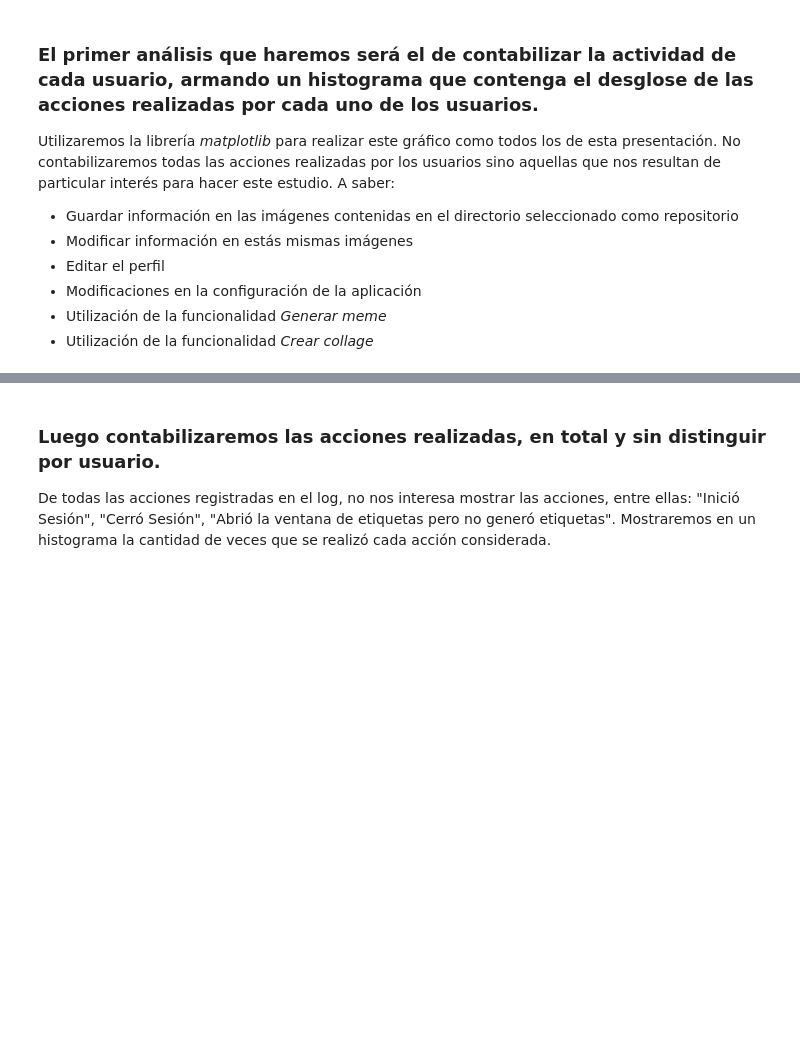
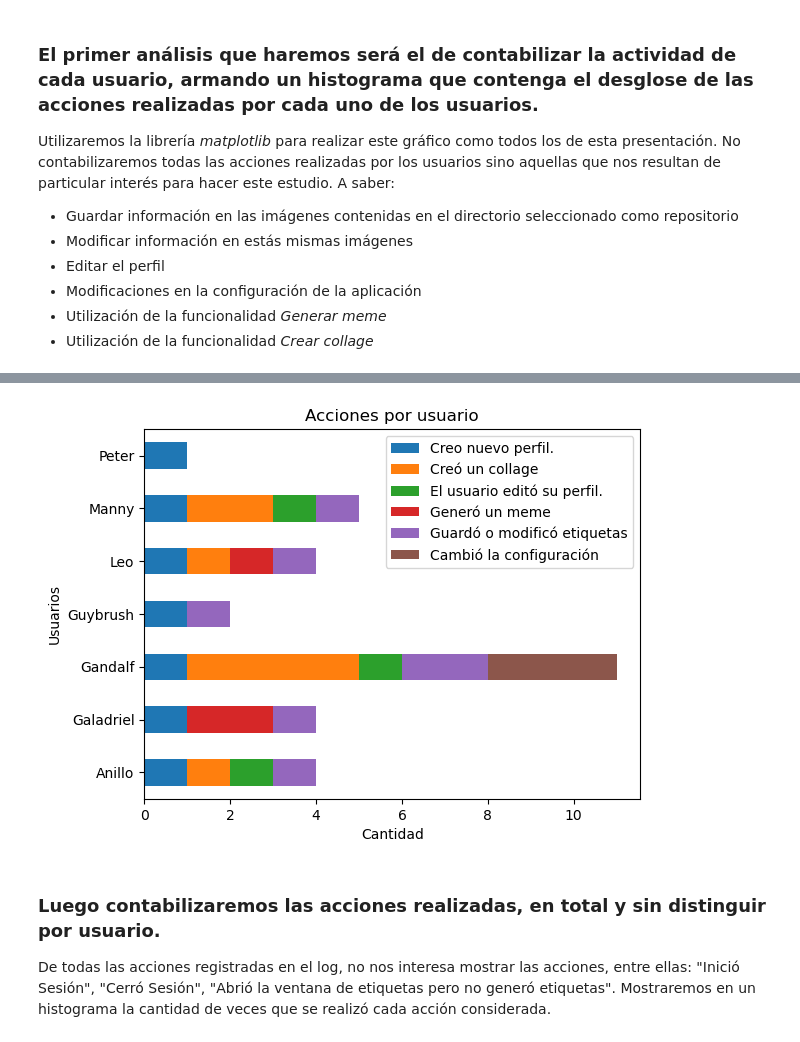
Before and after one commit to Petercantropvs/UNLPImage, a Jupyter notebook: unlpimage/estadisticas_jupyter.ipynb, the cells around one changed output, grey strips where cells are left out. Cells and saved outputs as stored; diff of their text form; code cells hidden in the pictures; blank space fills up the shorter version.

Commit message:
Mejoro el uso de pandas

```diff
--- a/unlpimage/estadisticas_jupyter.ipynb
+++ b/unlpimage/estadisticas_jupyter.ipynb
@@ -112,3 +112,63 @@ plt.show()
+# %%
+import pandas as pd
+import matplotlib.pyplot as plt
+
+# Defino las acciones que nos interesa graficar
+
+actions = [
+    "Guardó información nueva en las imágenes del directorio",
+    "Modificó información en las imágenes del directorio"
+    "El usuario editó su perfil.",
+    "Entró a ventana de configuracion y cambió las rutas",
+    "Generó un meme"
+    "Creó un collage"
+]
+
+
+# Agrupo los valores del DataFrame por usuario y acción. Luego con .size().unstack(fill_value=0) hago la cuenta
+# de cuántas veces cada usuario realizó una determinada acción.
+action_counts = df.groupby(["User", "Action"]).size().unstack(fill_value=0)
+
+# Elimino las repeticiones de usuarios
+users = action_counts.index
+
+# Combino todas las acciones en las etiquetas, sin importar si fueron nuevas o modificaciones.
+
+action_counts["Guardó o modificó etiquetas"] = action_counts["Guardó información nueva en las imágenes del directorio"] + \
+                              action_counts["Modificó información en las imágenes del directorio"]
+
+#Cambio la key para una mejor visualización.
+
+action_counts["Cambió la configuración"] = action_counts["Entró a ventana de configuracion y cambió las rutas"]
+
+#No me interesa graficar algunas acciones, así que las exlcuyo:
+excluded_actions = [
+    'Cerró sesión',
+    'Abrió la ventana de etiquetas pero no generó etiquetas',
+    'Inició sesión.',
+    'Entró a ventana de Ayuda',
+    'Entró a ventana de configuracion y no realizó cambios',
+    'Entró a generar un collage pero no lo guardó.',
+    'Entró a generar un meme y no lo generó.',
+    'El usuario entro a editar perfil pero no lo editó.',
+    'Guardó información nueva en las imágenes del directorio',
+    'Modificó información en las imágenes del directorio',
+    'Entró a ventana de configuracion y cambió las rutas'
+]
+action_counts = action_counts.drop(excluded_actions, axis=1, errors='ignore')
+# errors = 'ignore' por si alguna de las acciones nunca fue realizada
+
+# Grafico el histograma.
+
+action_counts.plot(kind='barh', stacked=True)
+
+plt.xlabel('Cantidad')
+plt.ylabel('Usuarios')
+plt.title('Acciones por usuario')
+plt.legend(loc='upper right')
+plt.show()
+# %% [output]
+[figure, added]
 # %% [markdown]
 ### Luego contabilizaremos las acciones realizadas, en total y sin distinguir por usuario.
 De todas las acciones registradas en el log, no nos interesa mostrar las acciones, entre ellas: "Inició Sesión", "Cerró Sesión", "Abrió la ventana de etiquetas pero no generó etiquetas".
```
Also changed, not shown: parts of 4 cells of this notebook.
